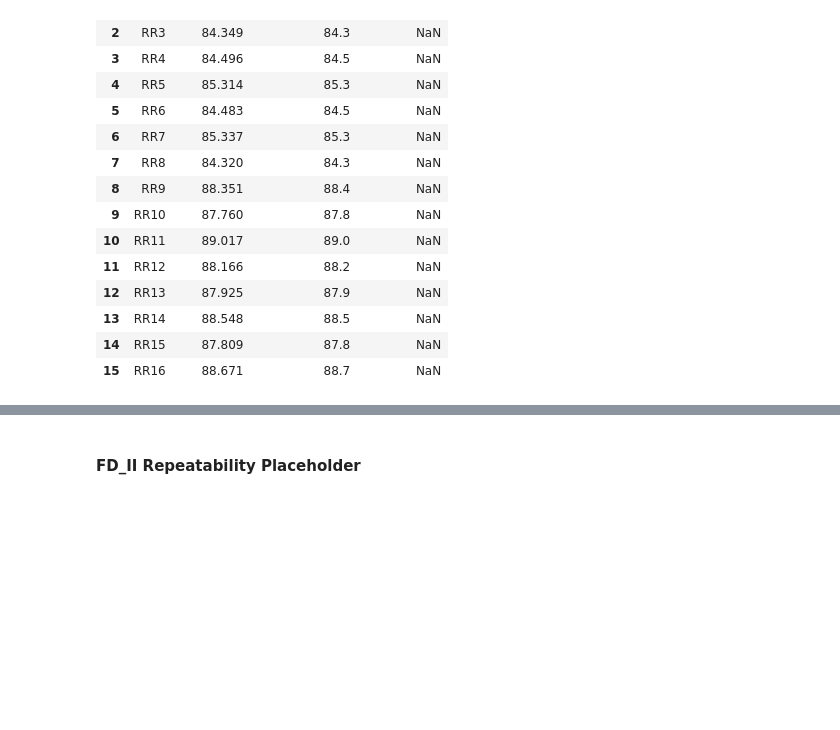
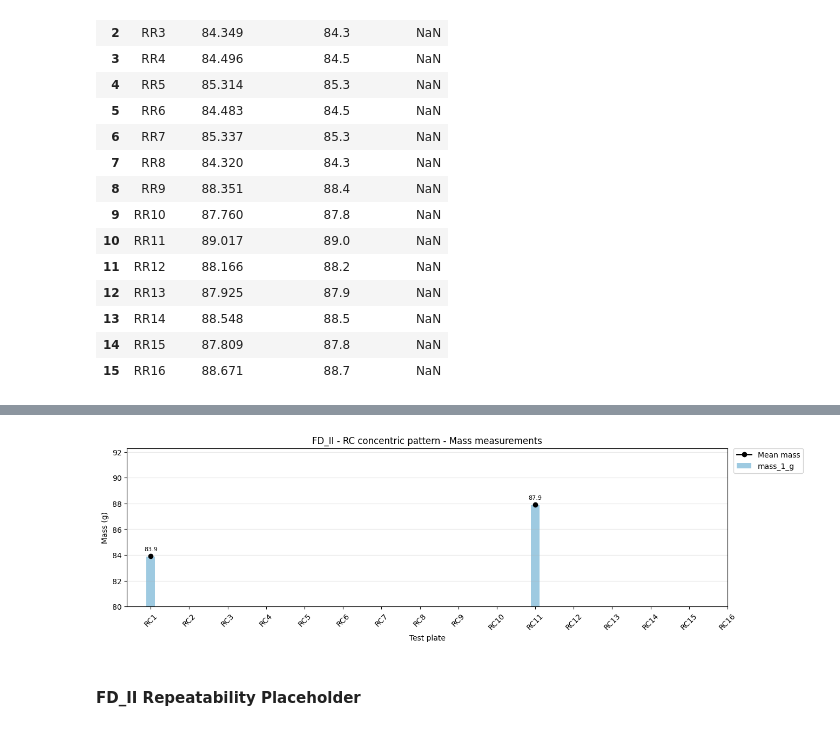
Before and after one commit to sarah813/3D_Printing_Project, a Jupyter notebook: DoE_notebook.ipynb, the cells around one changed output, grey strips where cells are left out. Drawn from its saved outputs; the diff is of its cells as text; code cells hidden in the pictures; blank space fills up the shorter version.

```diff
--- a/DoE_notebook.ipynb
+++ b/DoE_notebook.ipynb
@@ -450,0 +455,12 @@ plot_mass_measurements(
+# %%
+fd_II_concentric_mass_measurements_g, fd_II_concentric_mass_columns = build_mass_measurements(
+    FD_II_CONCENTRIC_MASS_MEASUREMENTS_G,
+    run_labels=FD_II_CONCENTRIC_RUN_LABELS,
+)
+
+display(fd_II_concentric_mass_measurements_g[[
+    "run",
+    *fd_II_concentric_mass_columns,
+    "mass_mean_g",
+    "mass_std_g",
+]])
@@ -451,3 +485,13 @@ plot_mass_measurements(
+# %%
+plot_mass_measurements(
+    fd_II_concentric_mass_measurements_g,
+    fd_II_concentric_mass_columns,
+    y_min=80,
+    mean_label="Mean mass",
+    experiment="FD_II - RC concentric pattern",
+)
+# %% [output]
+[figure, added]
 # %% [markdown]
 #### FD_II Repeatability Placeholder
 # %%
```
Also changed, not shown: parts of 18 cells of this notebook, 2 other files.
